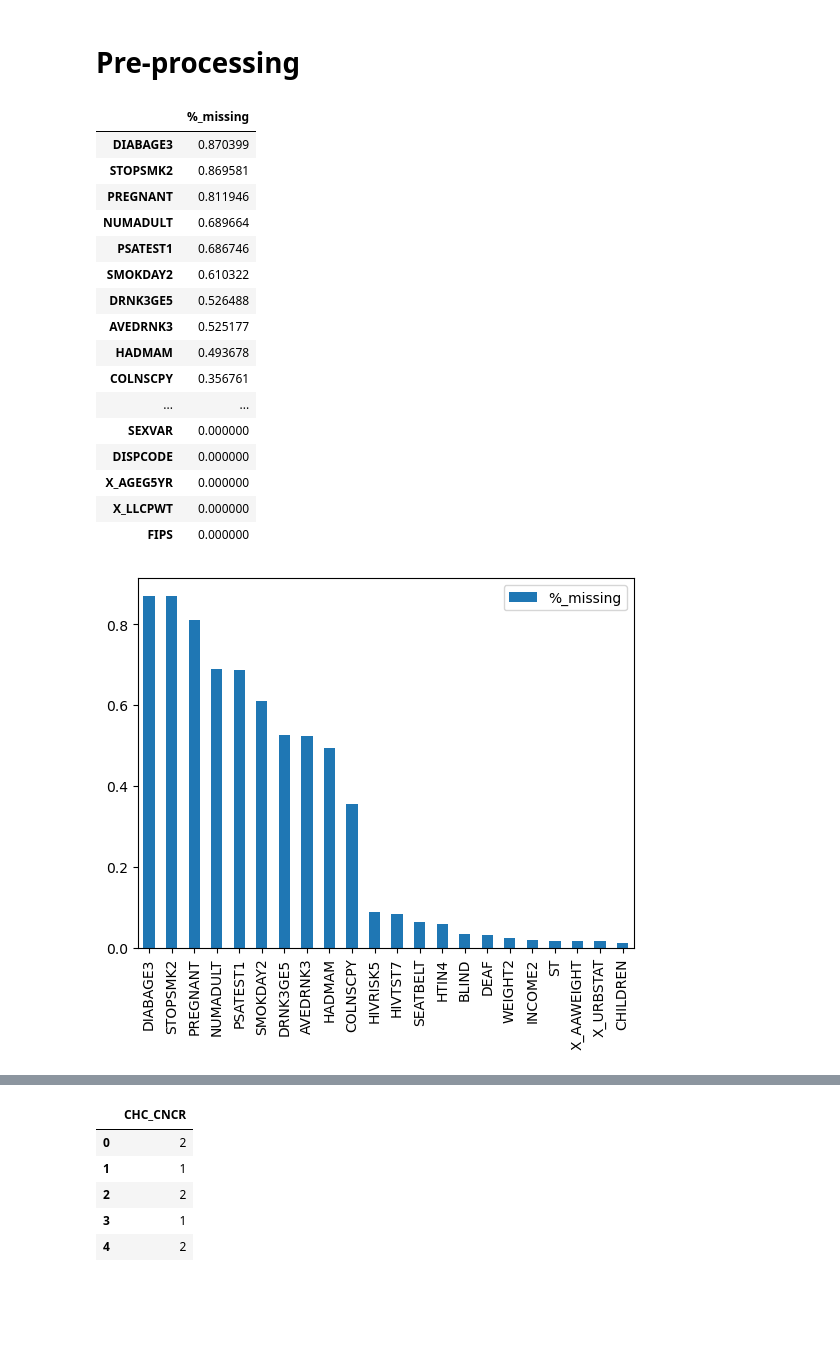
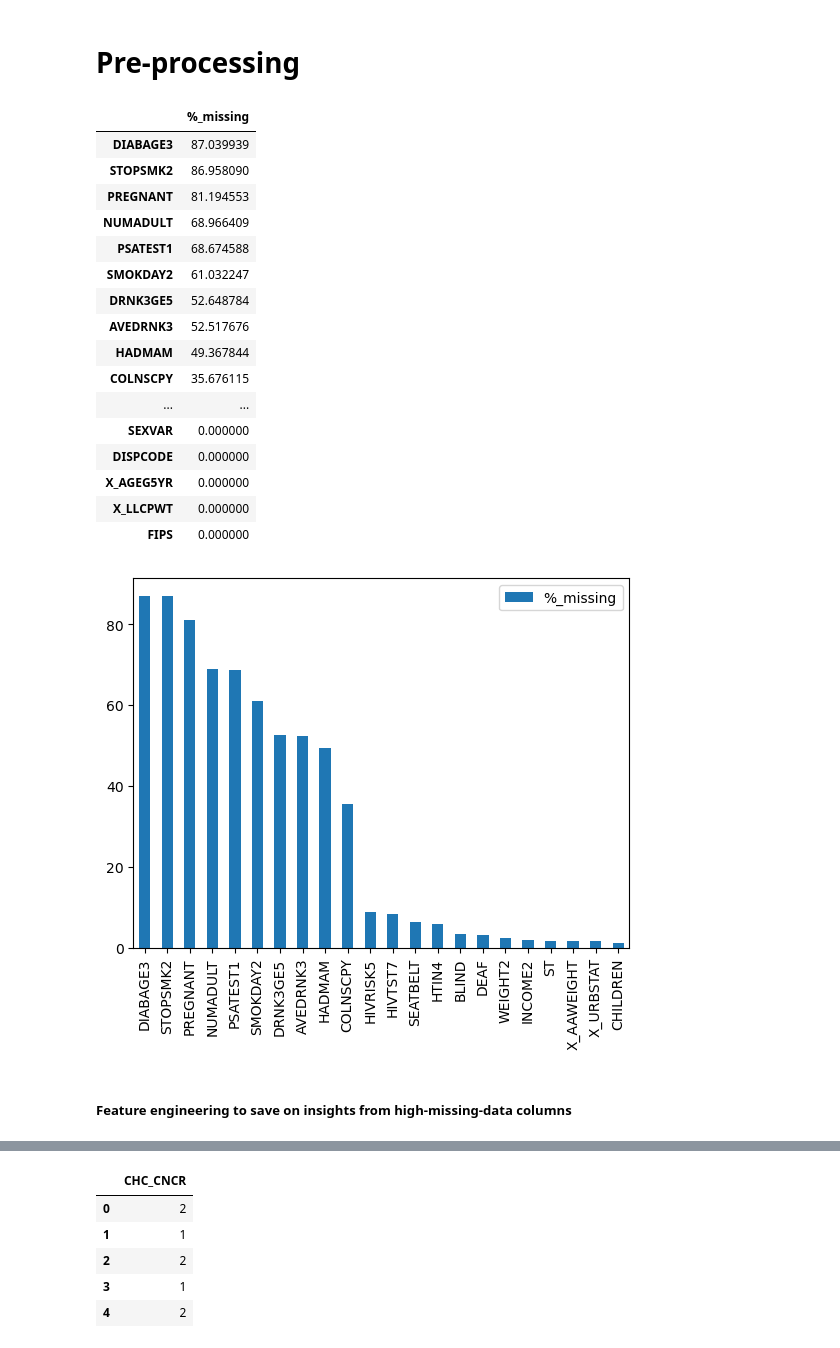
Before and after one commit to dave-mainag/Predictive-Modeling-for-Cancer-Screening, a Jupyter notebook: Notebook.ipynb, the cells around one changed output, grey strips where cells are left out. Saved outputs shown, nothing was run; the diff lists cells and outputs as text; code cells hidden in the pictures; blank space fills up the shorter version.

```diff
--- a/Notebook.ipynb
+++ b/Notebook.ipynb
@@ -53,7 +53,7 @@ data.describe()
 # Pre-processing
 # %%
 #Check percentage of missing values in each columns
-missing_percentage = {col:data[col].isna().sum()/len(data[col]) for col in data.columns}
+missing_percentage = {col:(data[col].isna().sum()/len(data[col]))*100 for col in data.columns}
 # Create DataFrame from the first dictionary
 df = pd.DataFrame([missing_percentage]).T
 df.columns = ['%_missing']
@@ -62,16 +62,16 @@ df = df.sort_values(by= '%_missing', ascending= False)
 df
 # %% [output]
 |  | %_missing |
-| DIABAGE3 | 0.870399 |
-| STOPSMK2 | 0.869581 |
-| PREGNANT | 0.811946 |
-| NUMADULT | 0.689664 |
-| PSATEST1 | 0.686746 |
-| SMOKDAY2 | 0.610322 |
-| DRNK3GE5 | 0.526488 |
-| AVEDRNK3 | 0.525177 |
-| HADMAM | 0.493678 |
-| COLNSCPY | 0.356761 |
+| DIABAGE3 | 87.039939 |
+| STOPSMK2 | 86.958090 |
+| PREGNANT | 81.194553 |
+| NUMADULT | 68.966409 |
+| PSATEST1 | 68.674588 |
+| SMOKDAY2 | 61.032247 |
+| DRNK3GE5 | 52.648784 |
+| AVEDRNK3 | 52.517676 |
+| HADMAM | 49.367844 |
+| COLNSCPY | 35.676115 |
 | ... | ... |
 | SEXVAR | 0.000000 |
 | DISPCODE | 0.000000 |
@@ -79,6 +79,8 @@ df
 | X_LLCPWT | 0.000000 |
 | FIPS | 0.000000 |
 # %%
-df[df['%_missing'] > 0.01].plot(kind='bar');
+df[df['%_missing'] > 1].plot(kind='bar');
 # %% [output]
-[figure, old version]
+[figure, new version]
+# %% [markdown]
+##### Feature engineering to save on insights from high-missing-data columns
```
Also changed, not shown: parts of 24 cells of this notebook.
